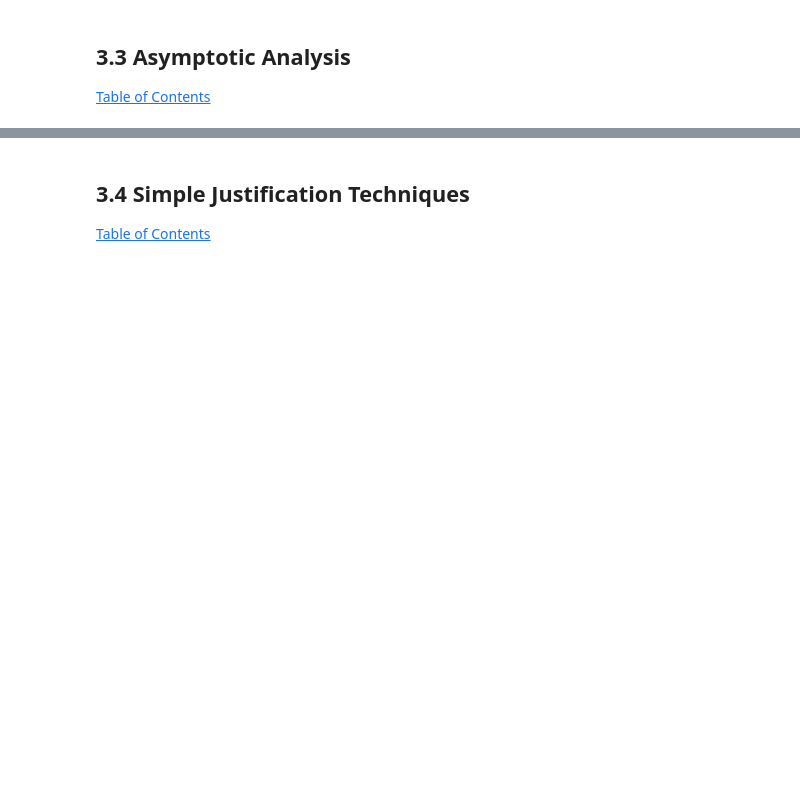
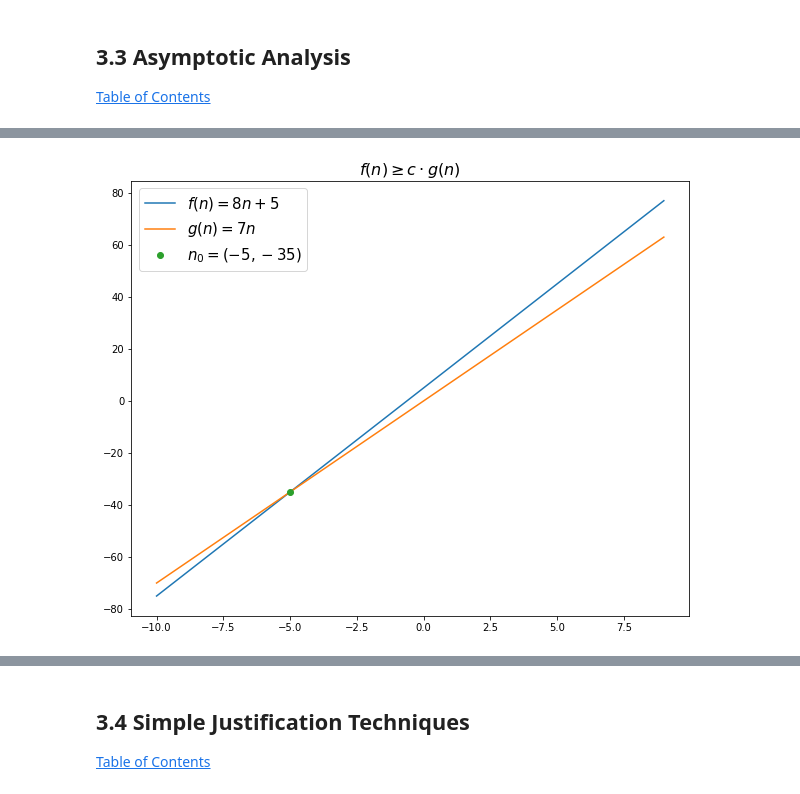
Before and after one commit to jot33/ds-algos-python, a Jupyter notebook: textbook_notes.ipynb, the cells around one changed output, grey strips where cells are left out. Cells and saved outputs as stored; diff of their text form; code cells hidden in the pictures; blank space fills up the shorter version.

```diff
--- a/textbook_notes.ipynb
+++ b/textbook_notes.ipynb
@@ -3860,0 +4033,17 @@ def algo(n):
+# %%
+import numpy as np
+import matplotlib.pyplot as plt
+%matplotlib inline
+
+n = np.arange(-10,10)
+f = 8*n + 5
+g = 7*n
+
+plt.figure(figsize=(10,8))
+plt.title(r'$ f(n) \geq c \cdot g(n)$', fontsize=16)
+plt.plot(n,f,label=r'$ f(n) = 8n + 5 $');
+plt.plot(n,g,label=r'$ g(n) = 7n $');
+plt.plot(-5, -35, 'o', label=r'$ n_0 = (-5, -35) $');
+plt.legend(fontsize=15);
+# %% [output]
+[figure, added]
```
Also changed, not shown: parts of 31 cells of this notebook, 1 other file.
